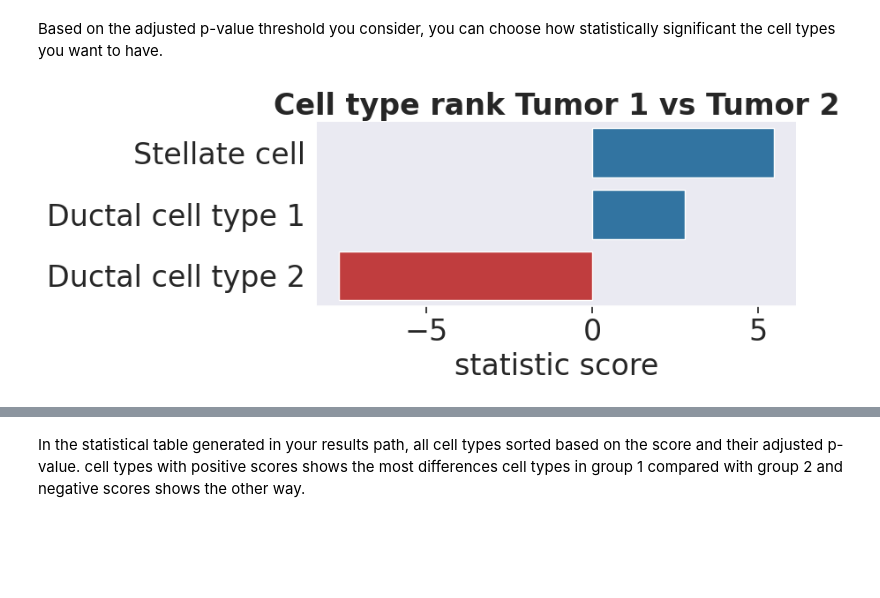
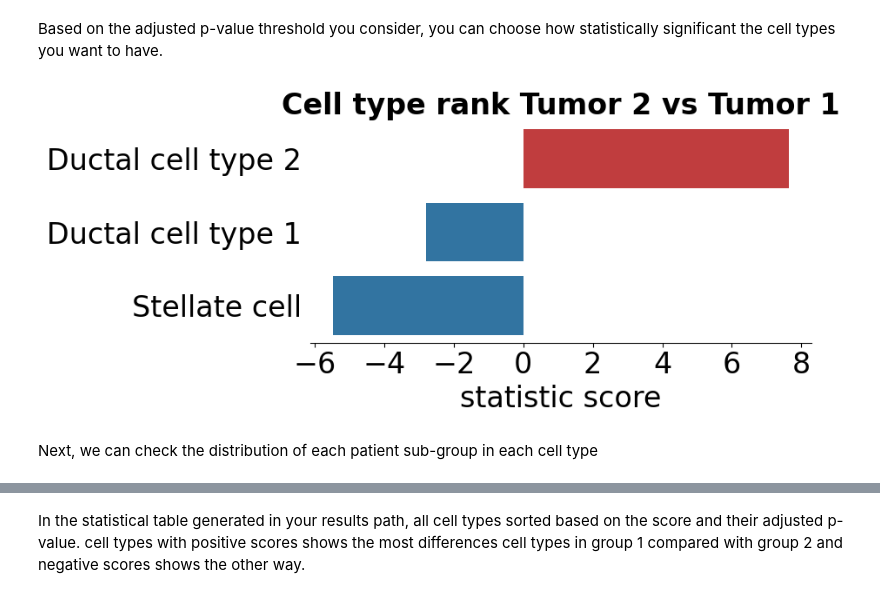
Before and after one commit to CostaLab/PILOT, a Jupyter notebook: Tutorial/Patients sub-group detection.ipynb, the cells around one changed output, grey strips where cells are left out. Cells and saved outputs as stored; diff of their text form; code cells hidden in the pictures; blank space fills up the shorter version.

```diff
--- a/Tutorial/Patients sub-group detection.ipynb
+++ b/Tutorial/Patients sub-group detection.ipynb
@@ -11,3 +12,2 @@ Next, we load the data wich h5ad format:
 # %%
-#Indicate the path of PDAC data. Please check the manuscript for the dataset
-adata=load_h5ad('Datasets/Peng_PDAC_processed.h5ad')
+adata=pl.tl.load_h5ad('Datasets/PDAC.h5ad')
@@ -59,7 +32,7 @@ Silhouette score:  0.6598408926353901
 <h2 style="font-weight: 300;font-size: 32px;"> Patients sub-group detection by clustering EMD</h2>
 Using the Silhouette scores of the previous step, we can find the optimal number of cluster of patients to detect different stage of disease.
 # %%
-proportion_df=clustering_EMD(EMD,proportions,annot,real_labels,res=0.3,groupby_col='Leiden',show_gene_labels=True,save=True)
+proportion_df=pl.pl.clustering_emd(adata,res=0.3)
 # %% [output]
 Silhouette score:  0.6598408926353901
 WARNING: dendrogram data not found (using key=dendrogram_Leiden). Running `sc.tl.dendrogram` with default parameters. For fine tuning it is recommended to run `sc.tl.dendrogram` independently.
@@ -105,8 +70,10 @@ Importantly, we determine which cell type derives the disease from the first sta
 # %% [markdown]
 Based on the adjusted p-value threshold you consider, you can choose how statistically significant the cell types you want to have.
 # %%
-cell_type_diff_two_sub_patient_groups(proportion_df, proportion_df.columns[0:-2],
-                                      group1 = 'Tumor 1', group2 = 'Tumor 2',
-                                      pval_thr = 0.05, figsize = (15, 4), file_path = path_to_results)
+pl.pl.cell_type_diff_two_sub_patient_groups(proportion_df, proportion_df.columns[0:-2],
+                                      group1 = 'Tumor 2', group2 = 'Tumor 1',
+                                      pval_thr = 0.05, figsize = (15, 4))
 # %% [output]
-[figure, old version]
+[figure, new version]
+# %% [markdown]
+Next, we can check the distribution of each patient sub-group in each cell type
```
Also changed, not shown: parts of 32 cells of this notebook, 27 other files.
